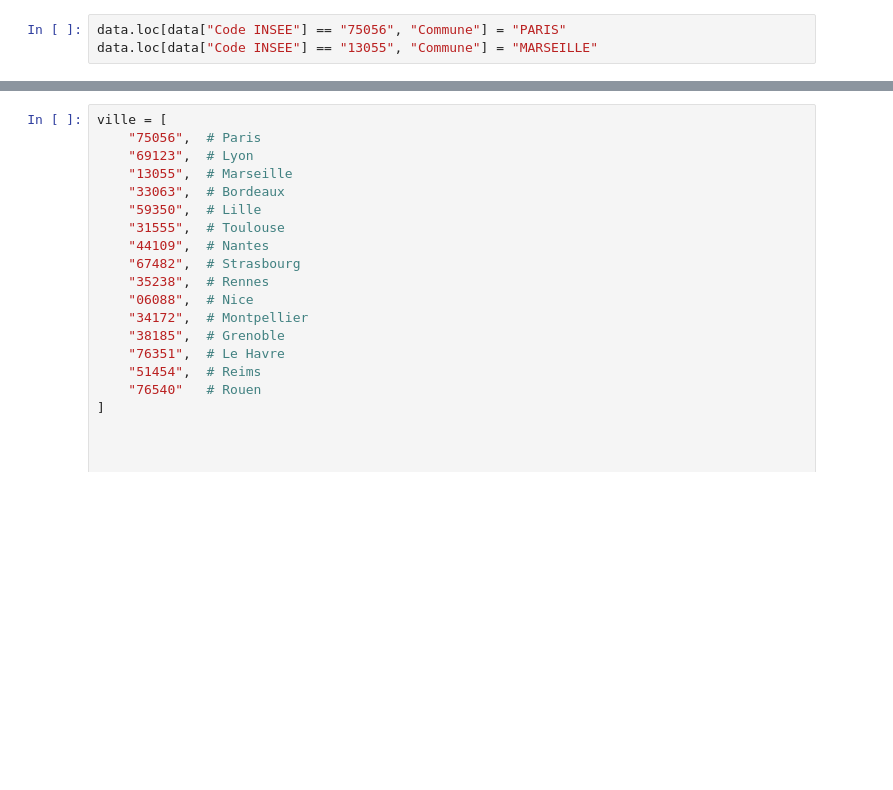
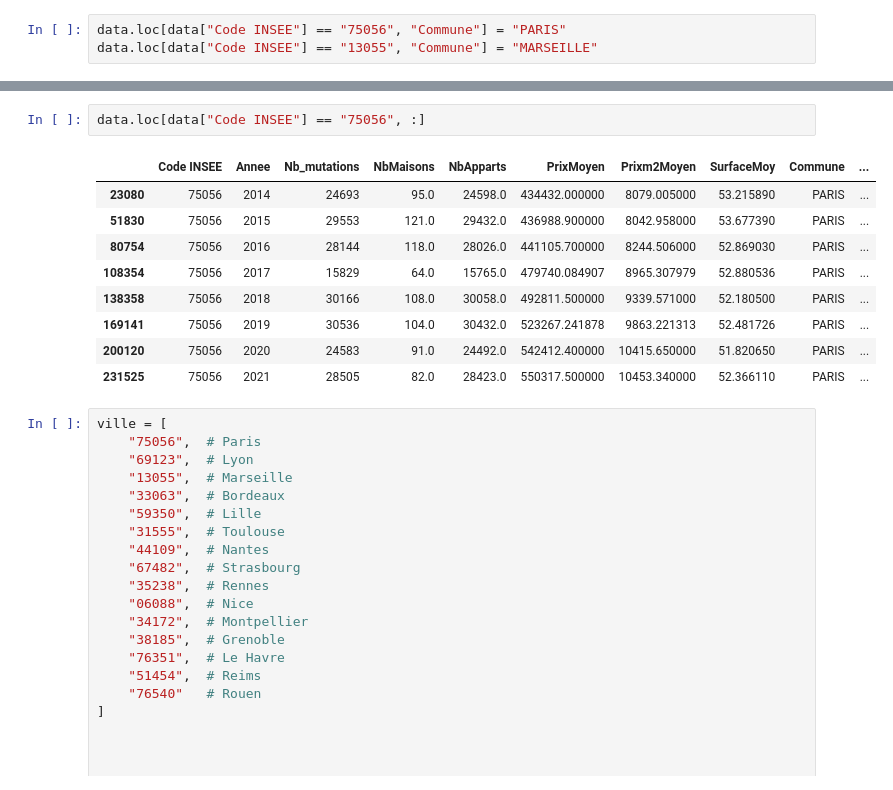
Before and after one commit to AlexisReve/Immo_price, a Jupyter notebook: merge.ipynb, the cells around one changed output, grey strips where cells are left out. Drawn from its saved outputs; the diff is of its cells as text; blank space fills up the shorter version.

```diff
--- a/merge.ipynb
+++ b/merge.ipynb
@@ -139,3 +181,15 @@ data
+# %%
+data.loc[data["Code INSEE"] == "75056", :]
+# %% [output]
+|  | Code INSEE | Annee | Nb_mutations | NbMaisons | NbApparts | PrixMoyen | Prixm2Moyen | SurfaceMoy | Commune | ... |
+| 23080 | 75056 | 2014 | 24693 | 95.0 | 24598.0 | 434432.000000 | 8079.005000 | 53.215890 | PARIS | ... |
+| 51830 | 75056 | 2015 | 29553 | 121.0 | 29432.0 | 436988.900000 | 8042.958000 | 53.677390 | PARIS | ... |
+| 80754 | 75056 | 2016 | 28144 | 118.0 | 28026.0 | 441105.700000 | 8244.506000 | 52.869030 | PARIS | ... |
+| 108354 | 75056 | 2017 | 15829 | 64.0 | 15765.0 | 479740.084907 | 8965.307979 | 52.880536 | PARIS | ... |
+| 138358 | 75056 | 2018 | 30166 | 108.0 | 30058.0 | 492811.500000 | 9339.571000 | 52.180500 | PARIS | ... |
+| 169141 | 75056 | 2019 | 30536 | 104.0 | 30432.0 | 523267.241878 | 9863.221313 | 52.481726 | PARIS | ... |
+| 200120 | 75056 | 2020 | 24583 | 91.0 | 24492.0 | 542412.400000 | 10415.650000 | 51.820650 | PARIS | ... |
+| 231525 | 75056 | 2021 | 28505 | 82.0 | 28423.0 | 550317.500000 | 10453.340000 | 52.366110 | PARIS | ... |
 # %%
 ville = [
     "75056",  # Paris
```
Also changed, not shown: parts of 25 cells of this notebook.
